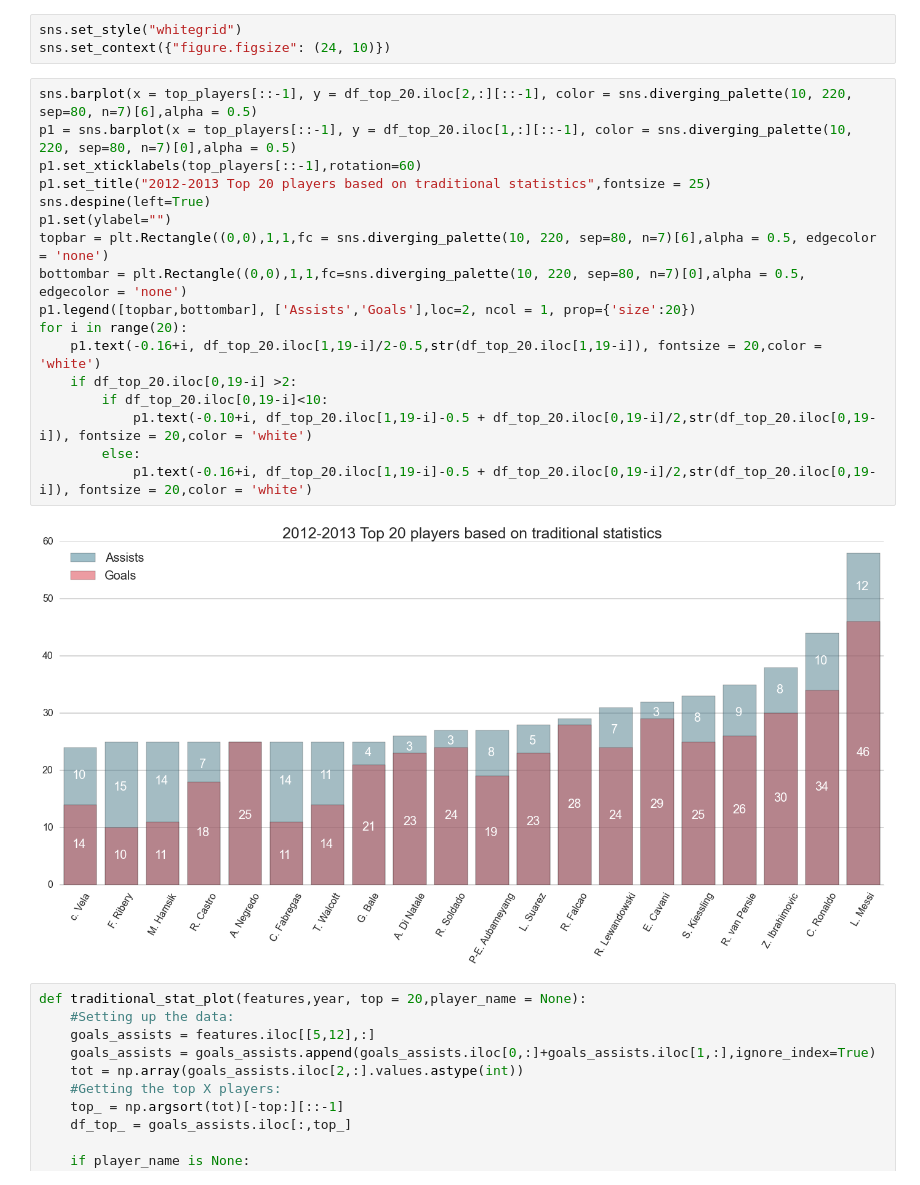
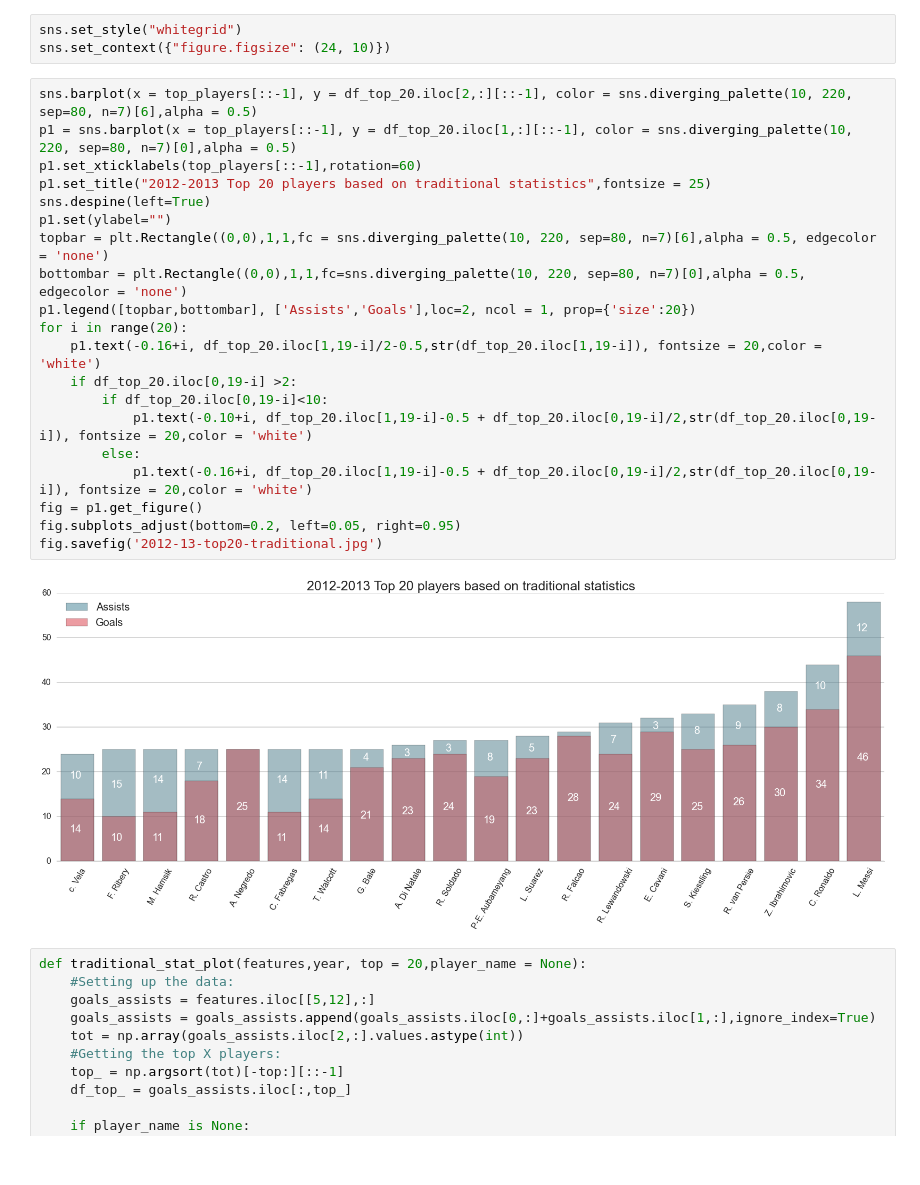
Before and after one commit to cs109-FIFA/cs109-FIFA, a Jupyter notebook: Plots/Plotting.ipynb, the cells around one changed output. Saved outputs shown, nothing was run; the diff lists cells and outputs as text.

Commit message:
Adding the top20 plots

```diff
--- a/Plots/Plotting.ipynb
+++ b/Plots/Plotting.ipynb
@@ -99,22 +99,25 @@ sns.set_context({"figure.figsize": (24, 10)})
 # %%
 sns.barplot(x = top_players[::-1], y = df_top_20.iloc[2,:][::-1], color = sns.diverging_palette(10, 220, sep=80, n=7)[6],alpha = 0.5)
 p1 = sns.barplot(x = top_players[::-1], y = df_top_20.iloc[1,:][::-1], color = sns.diverging_palette(10, 220, sep=80, n=7)[0],alpha = 0.5)
 p1.set_xticklabels(top_players[::-1],rotation=60)
 p1.set_title("2012-2013 Top 20 players based on traditional statistics",fontsize = 25)
 sns.despine(left=True)
 p1.set(ylabel="")
 topbar = plt.Rectangle((0,0),1,1,fc = sns.diverging_palette(10, 220, sep=80, n=7)[6],alpha = 0.5, edgecolor = 'none')
 bottombar = plt.Rectangle((0,0),1,1,fc=sns.diverging_palette(10, 220, sep=80, n=7)[0],alpha = 0.5,  edgecolor = 'none')
 p1.legend([topbar,bottombar], ['Assists','Goals'],loc=2, ncol = 1, prop={'size':20})
 for i in range(20):
     p1.text(-0.16+i, df_top_20.iloc[1,19-i]/2-0.5,str(df_top_20.iloc[1,19-i]), fontsize = 20,color = 'white')
     if df_top_20.iloc[0,19-i] >2:
         if df_top_20.iloc[0,19-i]<10:
             p1.text(-0.10+i, df_top_20.iloc[1,19-i]-0.5 + df_top_20.iloc[0,19-i]/2,str(df_top_20.iloc[0,19-i]), fontsize = 20,color = 'white')
         else:
             p1.text(-0.16+i, df_top_20.iloc[1,19-i]-0.5 + df_top_20.iloc[0,19-i]/2,str(df_top_20.iloc[0,19-i]), fontsize = 20,color = 'white')
+fig = p1.get_figure()
+fig.subplots_adjust(bottom=0.2, left=0.05, right=0.95)
+fig.savefig('2012-13-top20-traditional.jpg')
 # %% [output]
-[figure, old version]
+[figure, new version]
 # %%
 def traditional_stat_plot(features,year, top = 20,player_name = None):
     #Setting up the data:
```
Also changed, not shown: parts of 1 cell of this notebook, 2 other files.
